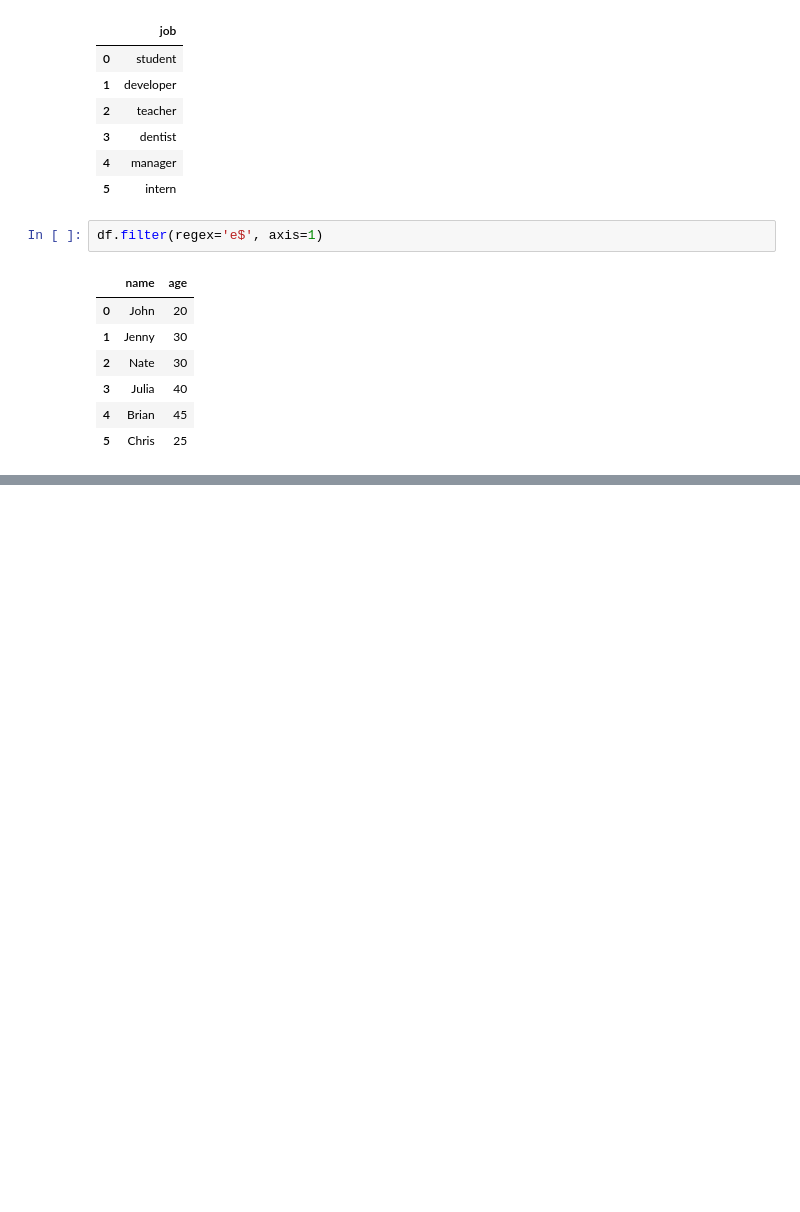
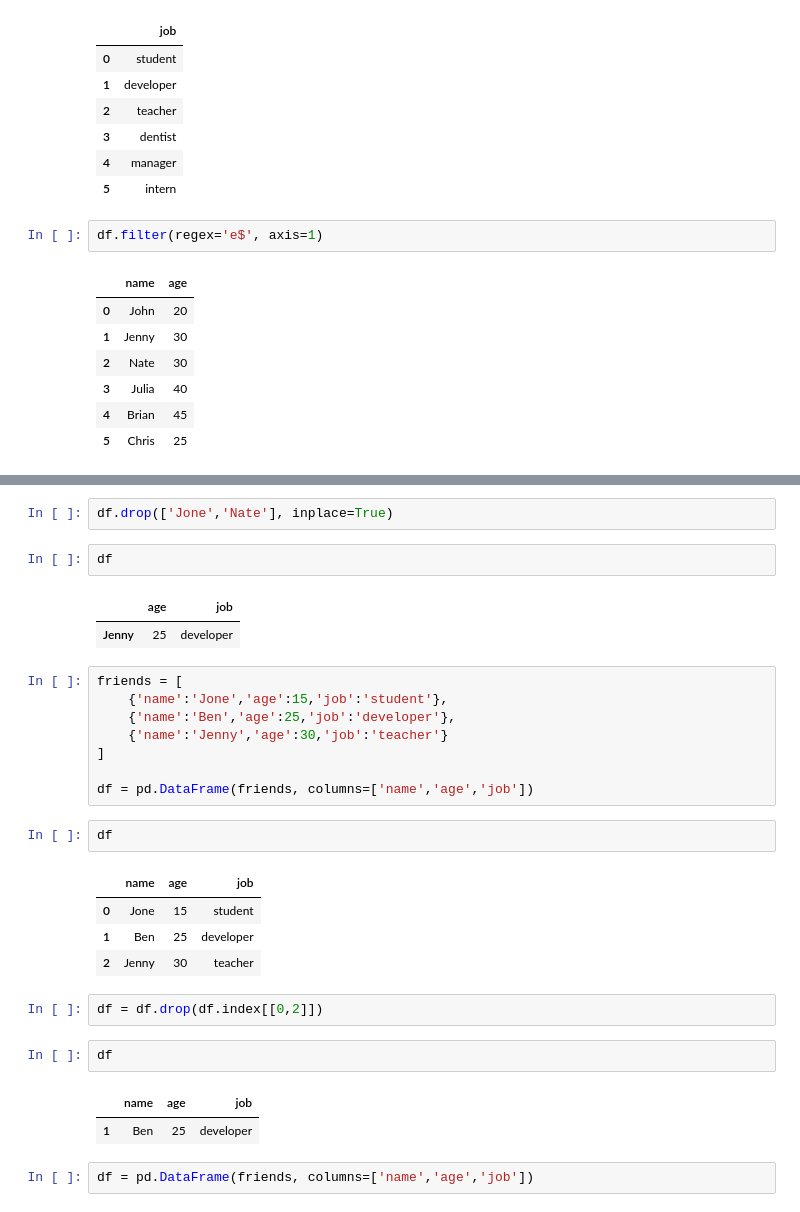
Before and after one commit to 8aqtba9y/study-python-pandas, a Jupyter notebook: 01_Pandas_Cheatsheet.ipynb, the cells around one changed output, grey strips where cells are left out. Cells and saved outputs as stored; diff of their text form; blank space fills up the shorter version.

Commit message:
[modify] drop rows and columns

```diff
--- a/01_Pandas_Cheatsheet.ipynb
+++ b/01_Pandas_Cheatsheet.ipynb
@@ -401,0 +435,31 @@ df.filter(regex='e$', axis=1)
+# %%
+df.drop(['Jone','Nate'], inplace=True)
+# %%
+df
+# %% [output]
+|  | age | job |
+| Jenny | 25 | developer |
+# %%
+friends = [
+    {'name':'Jone','age':15,'job':'student'},
+    {'name':'Ben','age':25,'job':'developer'},
+    {'name':'Jenny','age':30,'job':'teacher'}
+]
+
+df = pd.DataFrame(friends, columns=['name','age','job'])
+# %%
+df
+# %% [output]
+|  | name | age | job |
+| 0 | Jone | 15 | student |
+| 1 | Ben | 25 | developer |
+| 2 | Jenny | 30 | teacher |
+# %%
+df = df.drop(df.index[[0,2]])
+# %%
+df
+# %% [output]
+|  | name | age | job |
+| 1 | Ben | 25 | developer |
+# %%
+df = pd.DataFrame(friends, columns=['name','age','job'])
```
Also changed, not shown: parts of 16 cells of this notebook.
